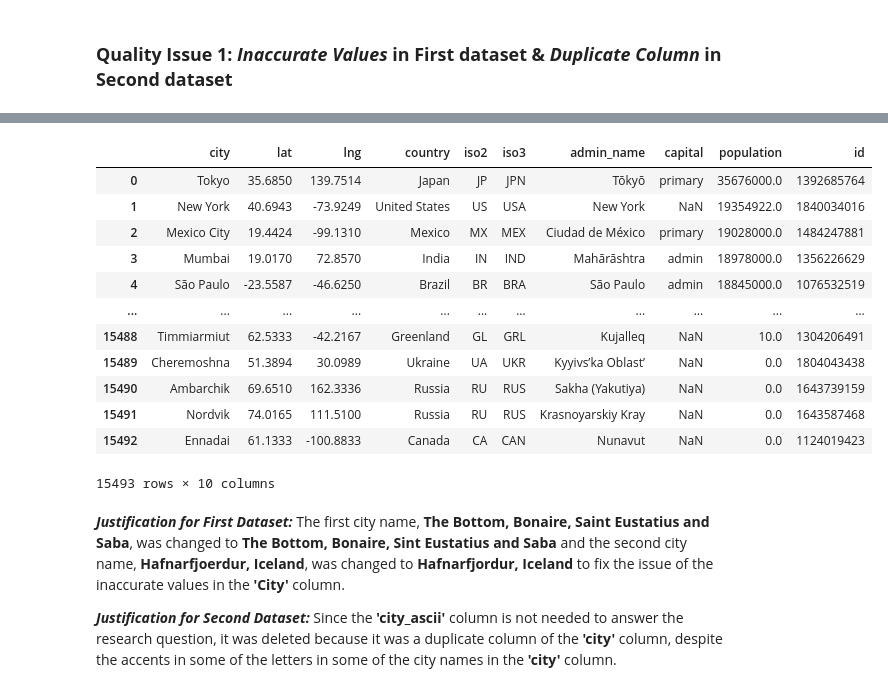
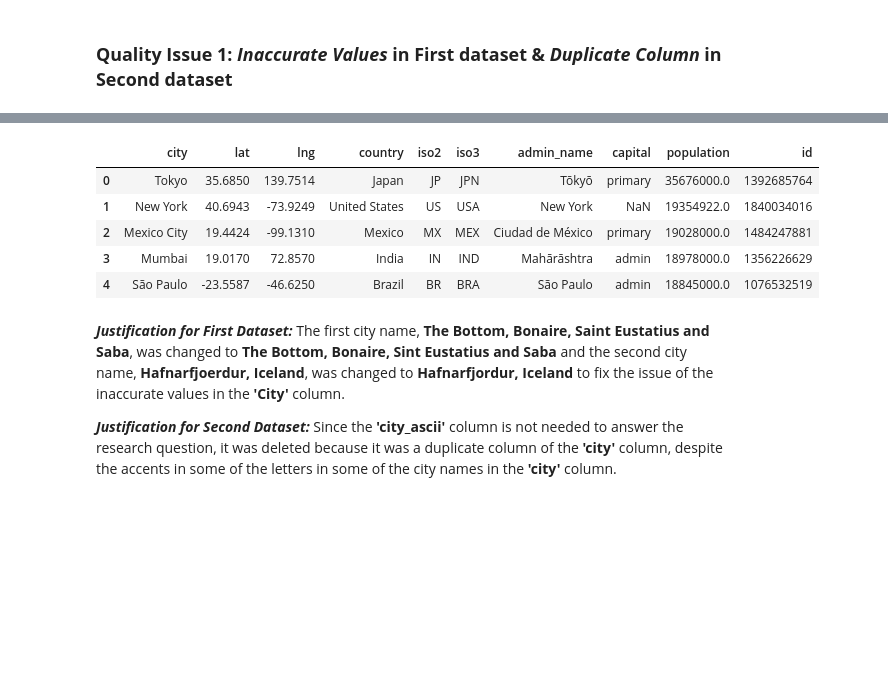
Before and after one commit to jwGitHub9860/Real_World_Data_Wrangling_with_Python, a Jupyter notebook: Data_Wrangling_Project_Starter.ipynb, the cells around one changed output, grey strips where cells are left out. Drawn from its saved outputs; the diff is of its cells as text; code cells hidden in the pictures; blank space fills up the shorter version.

```diff
--- a/Data_Wrangling_Project_Starter.ipynb
+++ b/Data_Wrangling_Project_Starter.ipynb
@@ -562,21 +521,14 @@ Cleaned_df_polluted_cities_and_countries.iloc[[6233, 6372]] # displays rows 6233
 | 6372 | 6373 | Hafnarfjordur, Iceland | 4.4 | 5.5 | 3.8 | 3.4 | 5.1 | 5.5 | 4.6 | ... |
 # %%
 # FILL IN - Validate the cleaning was successful
-Cleaned_df_world_cities_dataset # displays second dataset
+Cleaned_df_world_cities_dataset.head() # displays first 5 rows of raw data from second dataset
 # %% [output]
 |  | city | lat | lng | country | iso2 | iso3 | admin_name | capital | population | id |
 | 0 | Tokyo | 35.6850 | 139.7514 | Japan | JP | JPN | Tōkyō | primary | 35676000.0 | 1392685764 |
 | 1 | New York | 40.6943 | -73.9249 | United States | US | USA | New York | NaN | 19354922.0 | 1840034016 |
 | 2 | Mexico City | 19.4424 | -99.1310 | Mexico | MX | MEX | Ciudad de México | primary | 19028000.0 | 1484247881 |
 | 3 | Mumbai | 19.0170 | 72.8570 | India | IN | IND | Mahārāshtra | admin | 18978000.0 | 1356226629 |
 | 4 | São Paulo | -23.5587 | -46.6250 | Brazil | BR | BRA | São Paulo | admin | 18845000.0 | 1076532519 |
-| ... | ... | ... | ... | ... | ... | ... | ... | ... | ... | ... |
-| 15488 | Timmiarmiut | 62.5333 | -42.2167 | Greenland | GL | GRL | Kujalleq | NaN | 10.0 | 1304206491 |
-| 15489 | Cheremoshna | 51.3894 | 30.0989 | Ukraine | UA | UKR | Kyyivs’ka Oblast’ | NaN | 0.0 | 1804043438 |
-| 15490 | Ambarchik | 69.6510 | 162.3336 | Russia | RU | RUS | Sakha (Yakutiya) | NaN | 0.0 | 1643739159 |
-| 15491 | Nordvik | 74.0165 | 111.5100 | Russia | RU | RUS | Krasnoyarskiy Kray | NaN | 0.0 | 1643587468 |
-| 15492 | Ennadai | 61.1333 | -100.8833 | Canada | CA | CAN | Nunavut | NaN | 0.0 | 1124019423 |
-15493 rows × 10 columns
 # %% [markdown]
 **_Justification for First Dataset:_** The first city name, **The Bottom, Bonaire, Saint Eustatius and Saba**, was changed to **The Bottom, Bonaire, Sint Eustatius and Saba** and the second city name, **Hafnarfjoerdur, Iceland**, was changed to **Hafnarfjordur, Iceland** to fix the issue of the inaccurate values in the **'City'** column.
 
```
Also changed, not shown: parts of 21 cells of this notebook.
